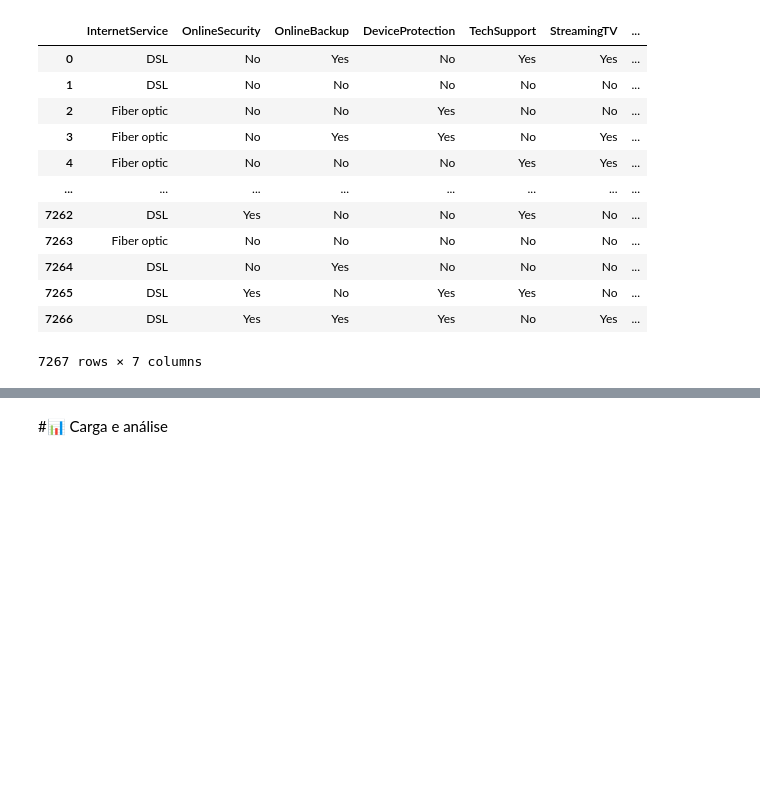
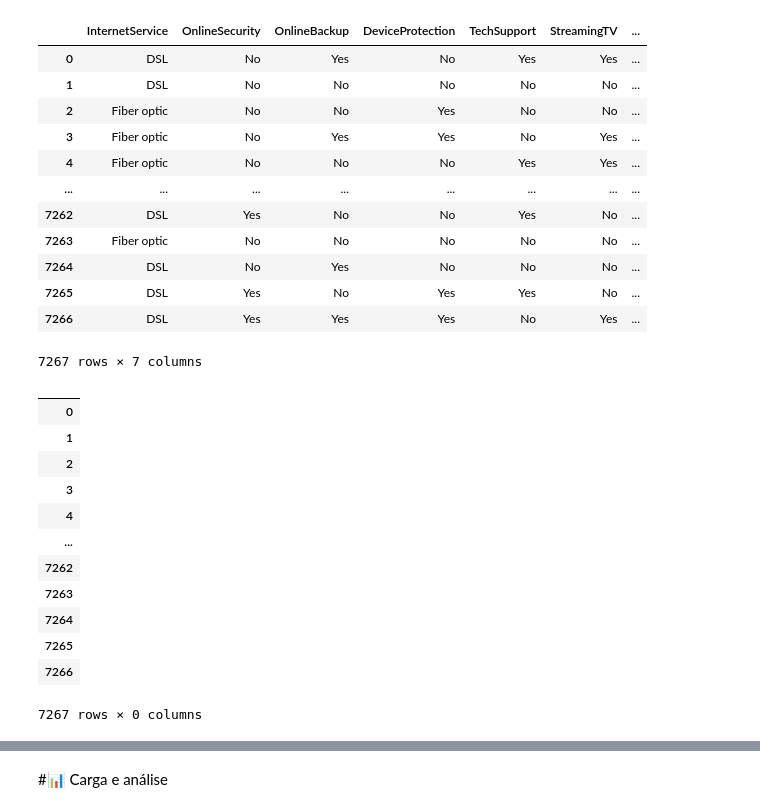
Before and after one commit to JoseSilva84/TelecomX_BR, a Jupyter notebook: TelecomX_BR.ipynb, the cells around one changed output, grey strips where cells are left out. Cells and saved outputs as stored; diff of their text form; code cells hidden in the pictures; blank space fills up the shorter version.

```diff
--- a/TelecomX_BR.ipynb
+++ b/TelecomX_BR.ipynb
@@ -120,3 +204,20 @@ dados2
 | 7265 | DSL | Yes | No | Yes | Yes | No | ... |
 | 7266 | DSL | Yes | Yes | Yes | No | Yes | ... |
 7267 rows × 7 columns
+# %%
+dados_normalizados = pd.json_normalize(dados['Churn'])
+dados_normalizados
+# %% [output]
+|  |
+| 0 |
+| 1 |
+| 2 |
+| 3 |
+| 4 |
+| ... |
+| 7262 |
+| 7263 |
+| 7264 |
+| 7265 |
+| 7266 |
+7267 rows × 0 columns
```
Also changed, not shown: parts of 7 cells of this notebook.
